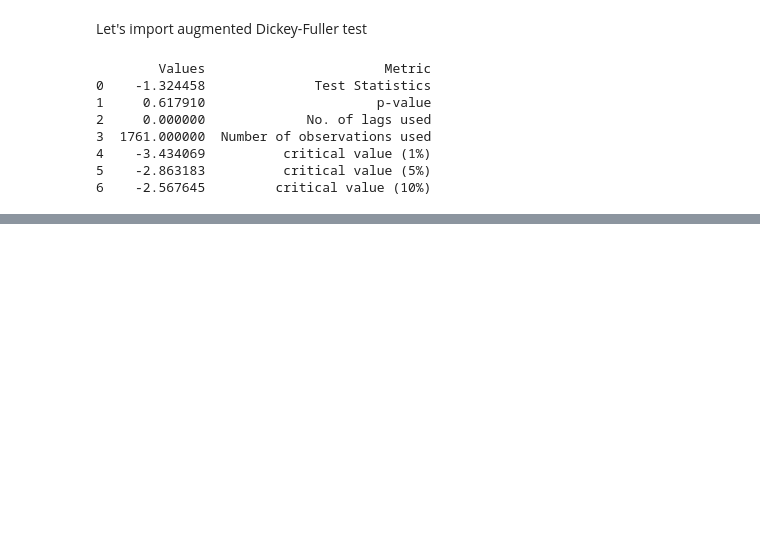
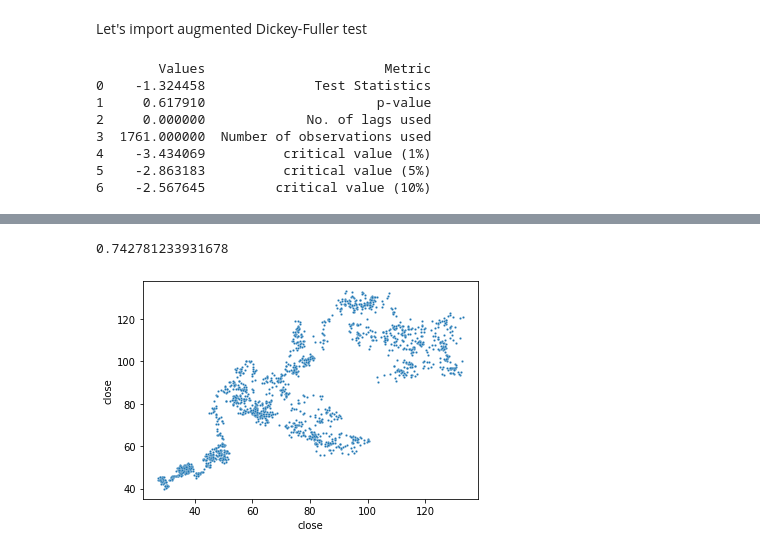
Before and after one commit to gihonglee/Stock_Analysis, a Jupyter notebook: main.ipynb, the cells around one changed output, grey strips where cells are left out. Drawn from its saved outputs; the diff is of its cells as text; code cells hidden in the pictures; blank space fills up the shorter version.

```diff
--- a/main.ipynb
+++ b/main.ipynb
@@ -209,0 +224,6 @@ In other words, fromm the graph we can clearly see the increasing trend in the A
+# %%
+sns.scatterplot(df_apple['close'].shift(periods=180),df_apple['close'], s = 5)
+df_apple['close'].shift(periods=180).corr(df_apple['close'])
+# %% [output]
+0.742781233931678
+[figure, added]
```
Also changed, not shown: parts of 8 cells of this notebook, 1 other file.
